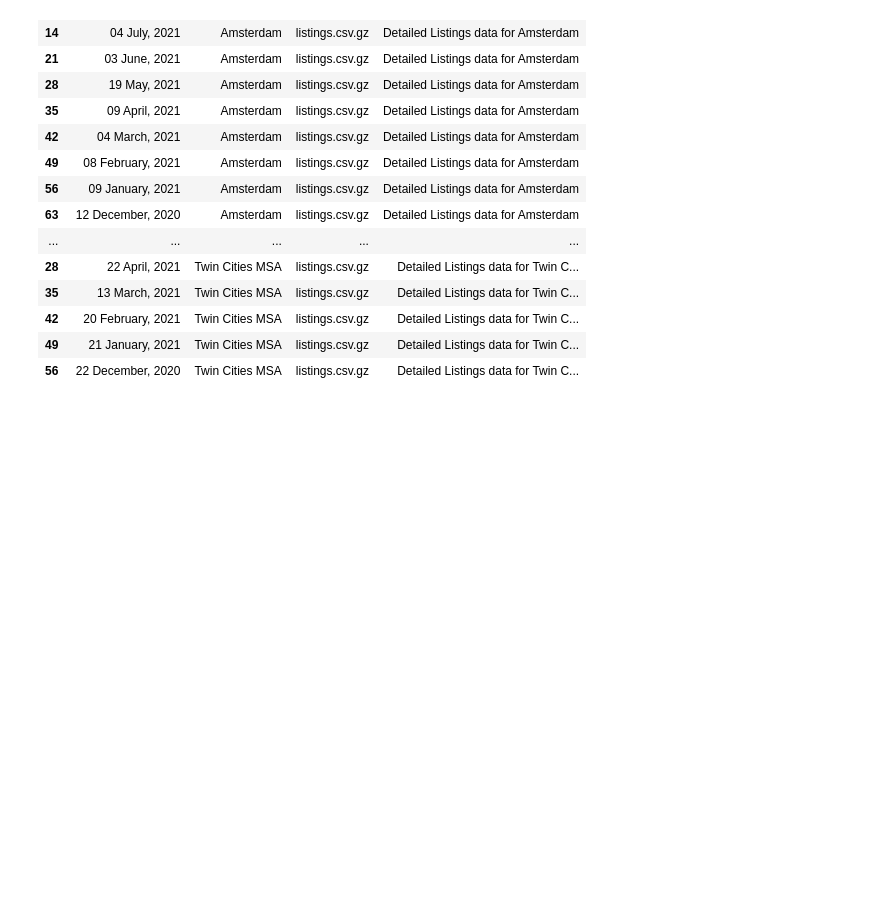
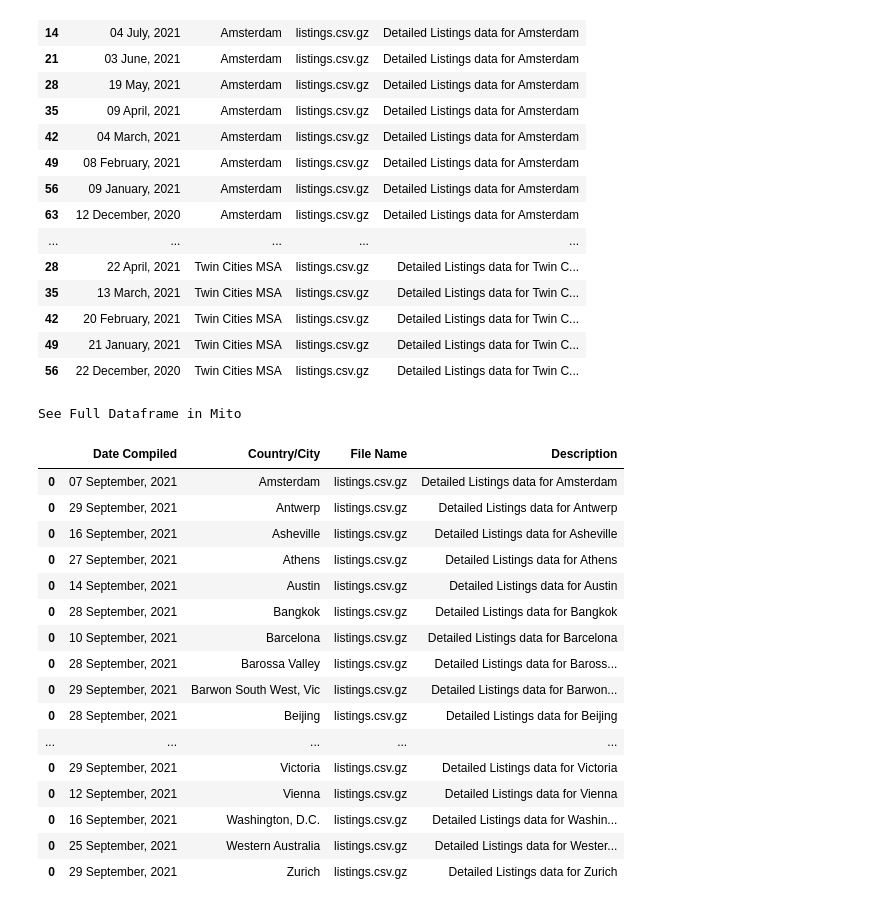
Before and after one commit to bme3412/Python, a Jupyter notebook: Projects/Airbnb/Airbnb.ipynb, the cells around one changed output. Cells and saved outputs as stored; diff of their text form; code cells hidden in the pictures; blank space fills up the shorter version.

```diff
--- a/Projects/Airbnb/Airbnb.ipynb
+++ b/Projects/Airbnb/Airbnb.ipynb
@@ -118,3 +134,25 @@ See Full Dataframe in Mito
 | 42 | 20 February, 2021 | Twin Cities MSA | listings.csv.gz | Detailed Listings data for Twin C... |
 | 49 | 21 January, 2021 | Twin Cities MSA | listings.csv.gz | Detailed Listings data for Twin C... |
 | 56 | 22 December, 2020 | Twin Cities MSA | listings.csv.gz | Detailed Listings data for Twin C... |
+# %%
+df_listings = df.drop_duplicates(subset=['Country/City'])
+df_listings
+# %% [output]
+See Full Dataframe in Mito
+|  | Date Compiled | Country/City | File Name | Description |
+| 0 | 07 September, 2021 | Amsterdam | listings.csv.gz | Detailed Listings data for Amsterdam |
+| 0 | 29 September, 2021 | Antwerp | listings.csv.gz | Detailed Listings data for Antwerp |
+| 0 | 16 September, 2021 | Asheville | listings.csv.gz | Detailed Listings data for Asheville |
+| 0 | 27 September, 2021 | Athens | listings.csv.gz | Detailed Listings data for Athens |
+| 0 | 14 September, 2021 | Austin | listings.csv.gz | Detailed Listings data for Austin |
+| 0 | 28 September, 2021 | Bangkok | listings.csv.gz | Detailed Listings data for Bangkok |
+| 0 | 10 September, 2021 | Barcelona | listings.csv.gz | Detailed Listings data for Barcelona |
+| 0 | 28 September, 2021 | Barossa Valley | listings.csv.gz | Detailed Listings data for Baross... |
+| 0 | 29 September, 2021 | Barwon South West, Vic | listings.csv.gz | Detailed Listings data for Barwon... |
+| 0 | 28 September, 2021 | Beijing | listings.csv.gz | Detailed Listings data for Beijing |
+| ... | ... | ... | ... | ... |
+| 0 | 29 September, 2021 | Victoria | listings.csv.gz | Detailed Listings data for Victoria |
+| 0 | 12 September, 2021 | Vienna | listings.csv.gz | Detailed Listings data for Vienna |
+| 0 | 16 September, 2021 | Washington, D.C. | listings.csv.gz | Detailed Listings data for Washin... |
+| 0 | 25 September, 2021 | Western Australia | listings.csv.gz | Detailed Listings data for Wester... |
+| 0 | 29 September, 2021 | Zurich | listings.csv.gz | Detailed Listings data for Zurich |
```
Also changed, not shown: parts of 3 cells of this notebook.
